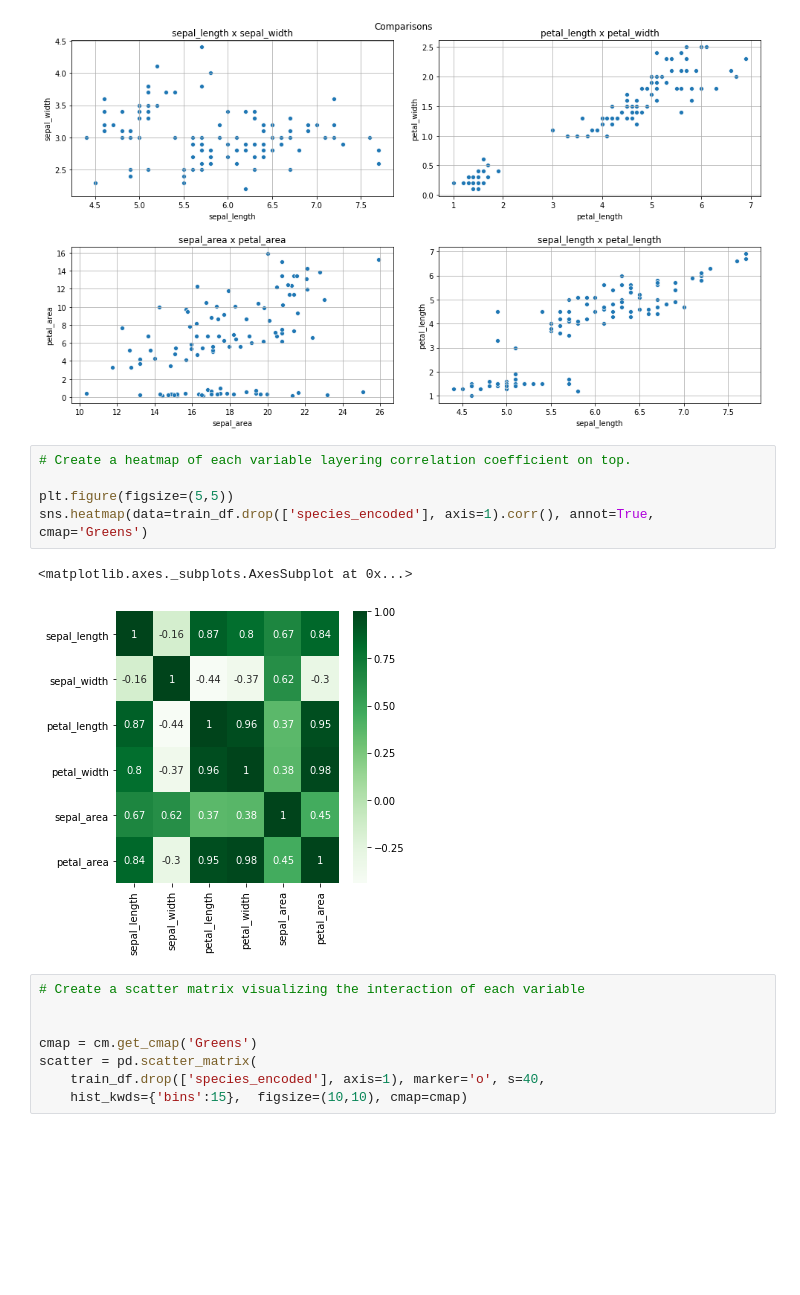
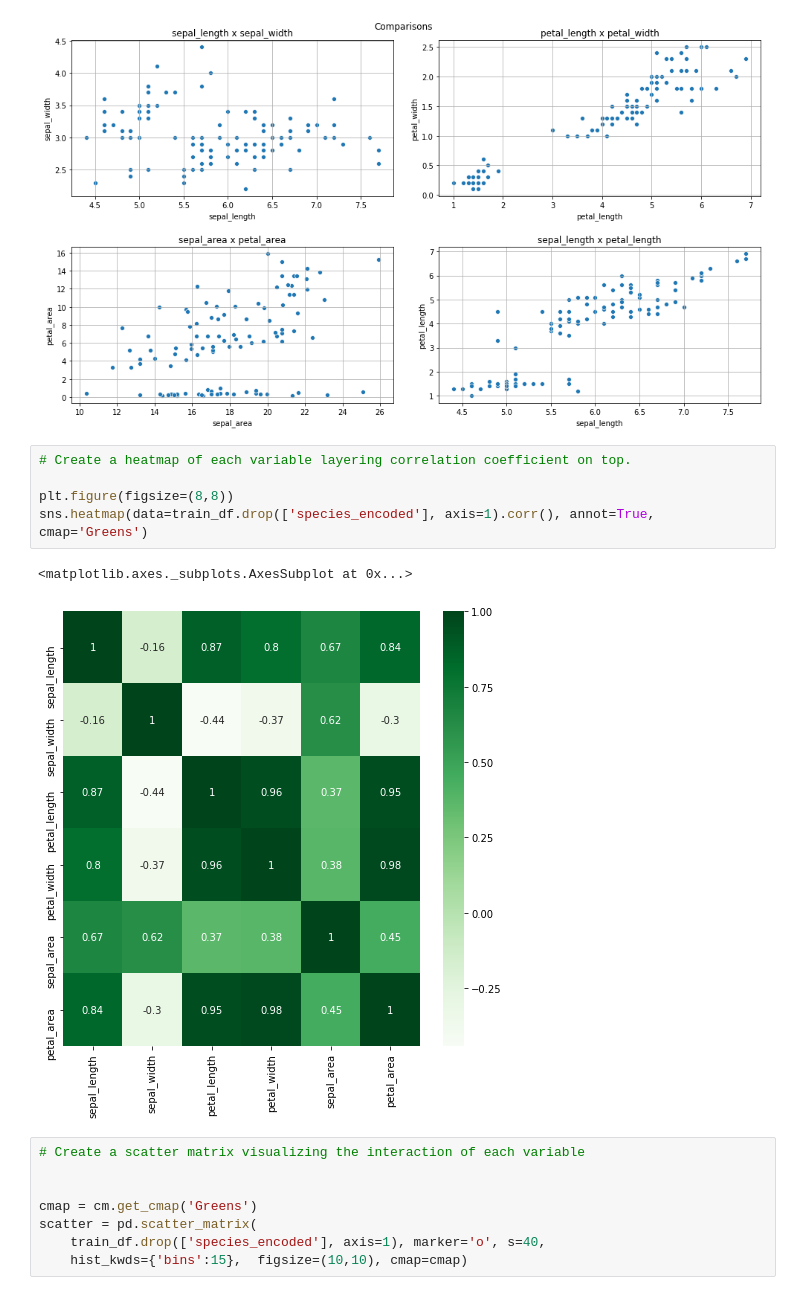
Before and after one commit to StevenGaris/ds-methodologies-exercises, a Jupyter notebook: classification/explore.ipynb, the cells around one changed output. Drawn from its saved outputs; the diff is of its cells as text; blank space fills up the shorter version.

```diff
--- a/classification/explore.ipynb
+++ b/classification/explore.ipynb
@@ -106,11 +106,11 @@ plt.tight_layout(pad=2)
 # %%
 # Create a heatmap of each variable layering correlation coefficient on top.
 
-plt.figure(figsize=(5,5))
+plt.figure(figsize=(8,8))
 sns.heatmap(data=train_df.drop(['species_encoded'], axis=1).corr(), annot=True, cmap='Greens')
 # %% [output]
 <matplotlib.axes._subplots.AxesSubplot at 0x...>
-[figure, old version]
+[figure, new version]
 # %%
 # Create a scatter matrix visualizing the interaction of each variable
 
```
Also changed, not shown: parts of 10 cells of this notebook, 4 other files.
